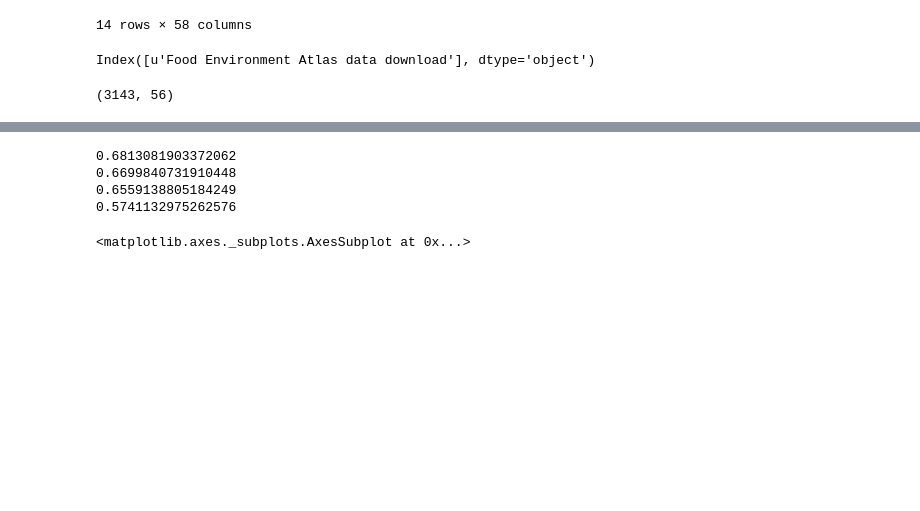
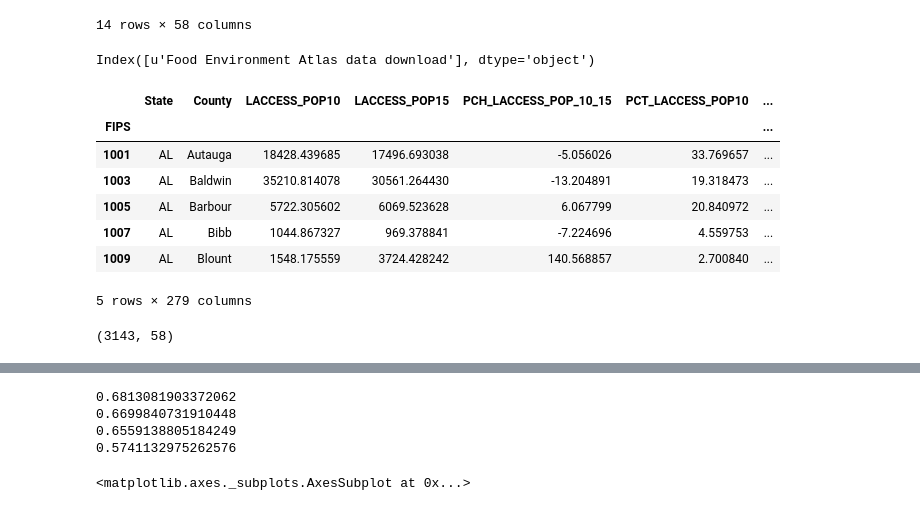
Before and after one commit to rserur/food-atlas-viz-app, a Jupyter notebook: rebecca_notebook.ipynb, the cells around one changed output, grey strips where cells are left out. Saved outputs shown, nothing was run; the diff lists cells and outputs as text; code cells hidden in the pictures; blank space fills up the shorter version.

```diff
--- a/rebecca_notebook.ipynb
+++ b/rebecca_notebook.ipynb
@@ -300,14 +300,25 @@ access.set_index('FIPS', inplace=True)
 # Combine all sheets into one dataframe by joining on FIPS col.
 # Now we have a master dataframe containing the cols from all sheets.
 master_df = access.join(dfs)
+# %%
+master_df.head()
+# %% [output]
+|  | State | County | LACCESS_POP10 | LACCESS_POP15 | PCH_LACCESS_POP_10_15 | PCT_LACCESS_POP10 | ... |
+| FIPS |  |  |  |  |  |  | ... |
+| 1001 | AL | Autauga | 18428.439685 | 17496.693038 | -5.056026 | 33.769657 | ... |
+| 1003 | AL | Baldwin | 35210.814078 | 30561.264430 | -13.204891 | 19.318473 | ... |
+| 1005 | AL | Barbour | 5722.305602 | 6069.523628 | 6.067799 | 20.840972 | ... |
+| 1007 | AL | Bibb | 1044.867327 | 969.378841 | -7.224696 | 4.559753 | ... |
+| 1009 | AL | Blount | 1548.175559 | 3724.428242 | 140.568857 | 2.700840 | ... |
+5 rows × 279 columns
 # %%
-df_cols = list(set(features_new) - set(['State', 'County', 'FIPS']))
+df_cols = list(set(features_new) - set(['FIPS']))
 
 # Create a dataframe with just the cols of interest.
 df = master_df[df_cols]
 df.shape
 # %% [output]
-(3143, 56)
+(3143, 58)
 # %%
 # Check for null values...
 df.isnull().sum()
```
Also changed, not shown: parts of 9 cells of this notebook, 2 other files.
